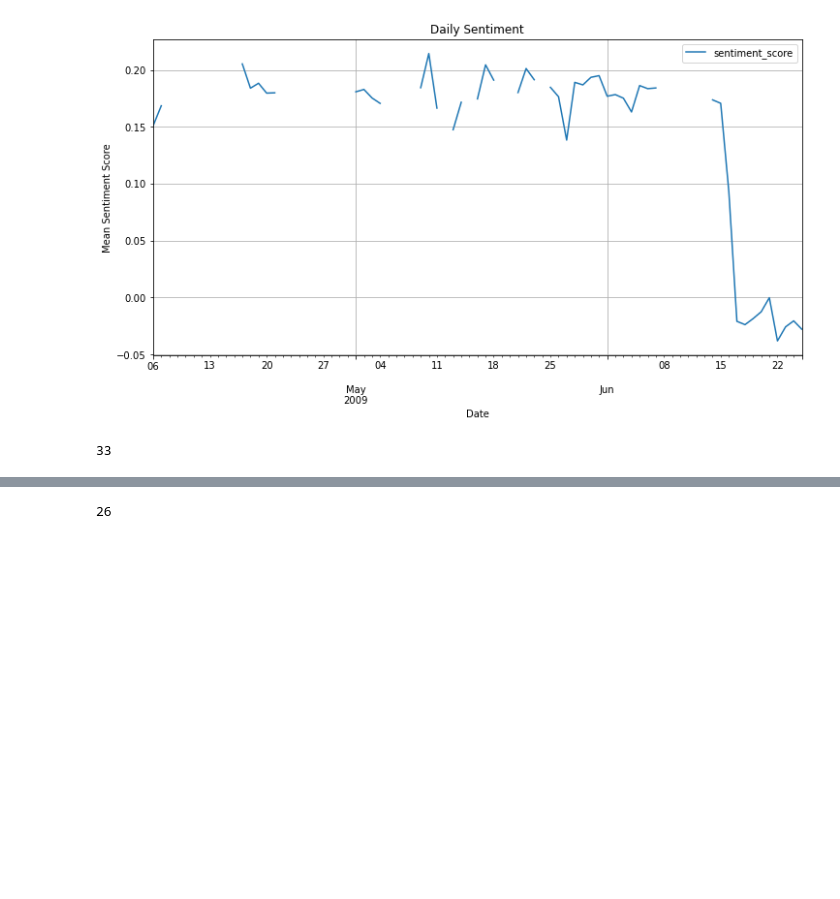
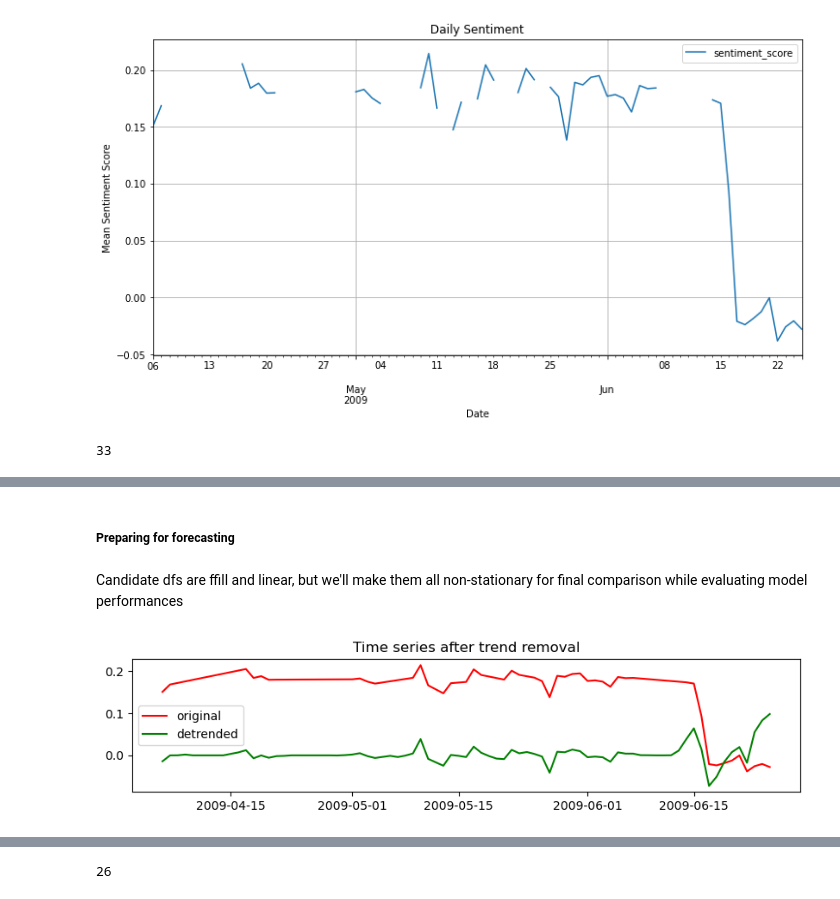
Before and after one commit to sbs23006/Big-data-time-series-forecasting, a Jupyter notebook: DataProcessing.ipynb, the cells around one changed output, grey strips where cells are left out. Cells and saved outputs as stored; diff of their text form; code cells hidden in the pictures; blank space fills up the shorter version.

Commit message:
forecasting

```diff
--- a/DataProcessing.ipynb
+++ b/DataProcessing.ipynb
@@ -553,0 +535,17 @@ autocorrelation(df_delete)
+# %% [markdown]
+##### Preparing for forecasting
+# %% [markdown]
+Candidate dfs are ffill and linear, but we'll make them all non-stationary for final comparison while evaluating model performances
+# %%
+# remove trend
+res = seasonal_decompose(df_int['sentiment_score'], model='additive', extrapolate_trend='freq')
+detrended = df_int.copy()
+detrended['sentiment_score'] = df_int.sentiment_score.values - res.trend
+# %%
+plt.figure(figsize=(10, 2))
+plt.plot(df_int, color='r', label='original')
+plt.plot(detrended, color='g', label='detrended')
+plt.title('Time series after trend removal')
+plt.legend();
+# %% [output]
+[figure, added]
```
Also changed, not shown: parts of 99 cells of this notebook.
